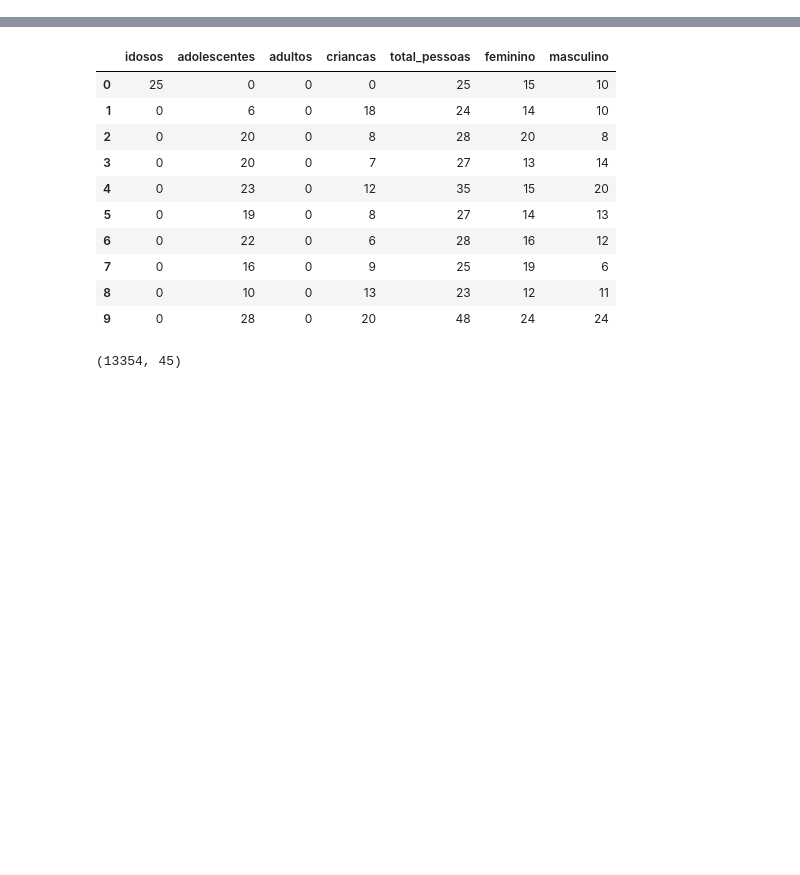
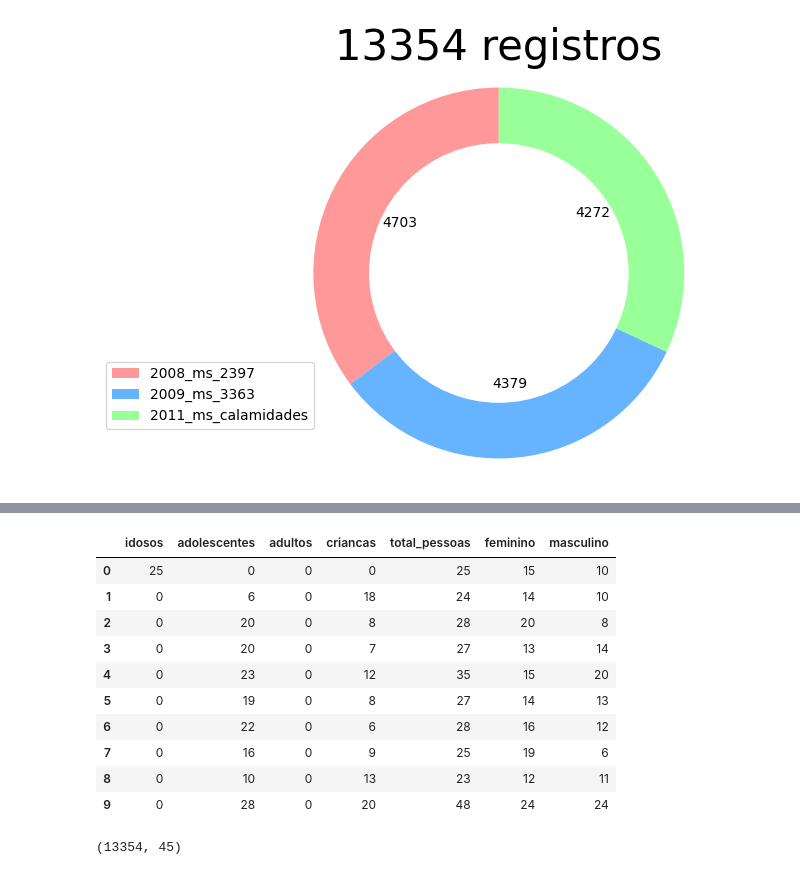
Before and after one commit to rafaeld3castro/tcc2, a Jupyter notebook: src/main/TCC2.ipynb, the cells around one changed output, grey strips where cells are left out. Cells and saved outputs as stored; diff of their text form; code cells hidden in the pictures; blank space fills up the shorter version.

```diff
--- a/src/main/TCC2.ipynb
+++ b/src/main/TCC2.ipynb
@@ -4,0 +55,37 @@ Projeto de Ciências de Dados seguindo a metodolodia do KDD (Knowledge Discovery
+# %%
+#Total de registros considerados no projeto
+dados['convenio'] = dados['convenio'].replace('2013_ms_calamidades', '2011_ms_calamidades')
+total_registros = dados['convenio'].count()
+
+# Gráfico de Pizza da divisão dos dadso por convênio
+labels_convenio = dados['convenio'].dropna().unique()
+actual_values_convenio = dados['convenio'].value_counts(dropna=True)
+
+# cores
+colors = ['#ff9999','#66b3ff','#99ff99']
+
+fig1, ax1 = plt.subplots()
+
+# Valores atuais ao invés de porcentagem como labels no gráfico
+values=dados['convenio'].value_counts(dropna=True)
+title = str(total_registros) + ' registros'
+plt.title(title, fontsize = 30)
+plt.pie(actual_values_convenio, colors = colors, autopct= lambda x: '{:.0f}'.format(x*values.sum()/100), startangle=90)
+
+
+# draw circle (donut)
+centre_circle = plt.Circle((0,0),0.70,fc='white')
+fig = plt.gcf()
+fig.gca().add_artist(centre_circle)
+
+
+# Proporção igual garante que a pizza seja desenhada como um círculo
+ax1.axis('equal')
+
+# Uma legenda separada com rótulos (desenhados na parte inferior esquerda da pizza neste caso)
+plt.legend(labels_convenio, bbox_to_anchor = (0.1, .3))
+
+plt.tight_layout()
+plt.show()
+# %% [output]
+[figure, added]
```
Also changed, not shown: parts of 104 cells of this notebook, 2 other files.
